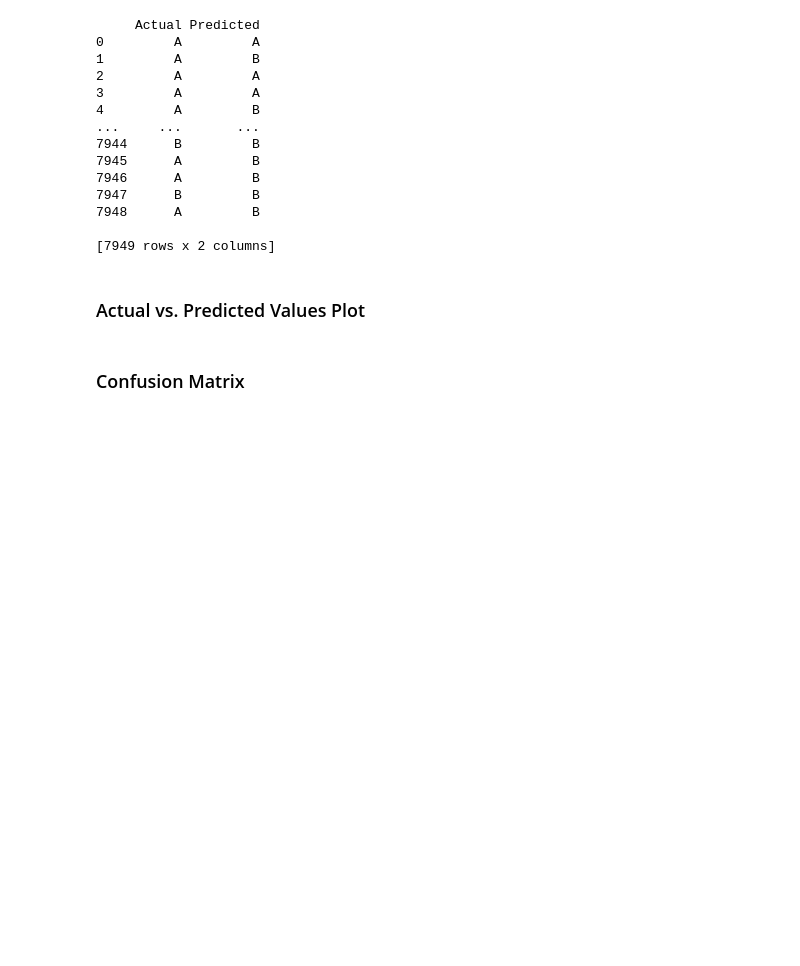
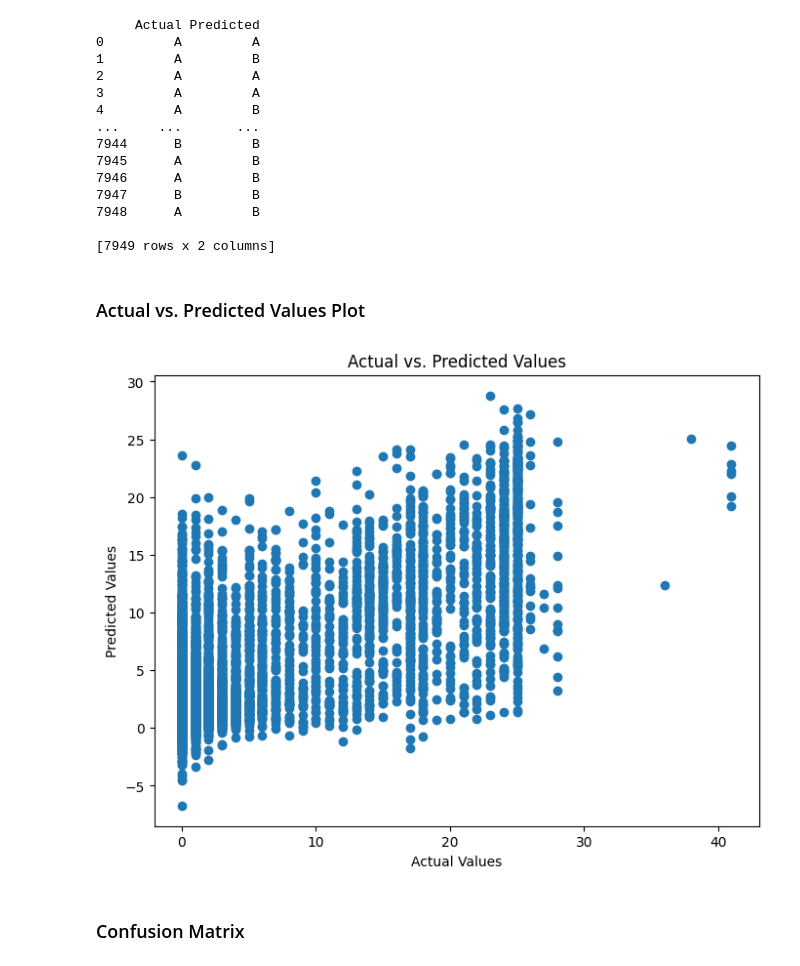
Before and after one commit to DSGP-Group-1-EAPS/SL-Apparel-Dataset, a Jupyter notebook: XGBoost.ipynb, the cells around one changed output. Saved outputs shown, nothing was run; the diff lists cells and outputs as text; code cells hidden in the pictures; blank space fills up the shorter version.

```diff
--- a/XGBoost.ipynb
+++ b/XGBoost.ipynb
@@ -165,13 +165,15 @@ print(results_classified_df)
 # %% [markdown]
 ### Actual vs. Predicted Values Plot
 # %%
-# # Actual vs. Predicted Values Plot
-# plt.figure(figsize=(8, 6))
-# plt.scatter(y_test, predictions)
-# plt.xlabel('Actual Values')
-# plt.ylabel('Predicted Values')
-# plt.title('Actual vs. Predicted Values')
-# plt.show()
+# Actual vs. Predicted Values Plot
+plt.figure(figsize=(8, 6))
+plt.scatter(y_test, predictions)
+plt.xlabel('Actual Values')
+plt.ylabel('Predicted Values')
+plt.title('Actual vs. Predicted Values')
+plt.show()
+# %% [output]
+[figure, added]
 # %% [markdown]
 ### Confusion Matrix
 # %%
```
Also changed, not shown: parts of 1 cell of this notebook.
